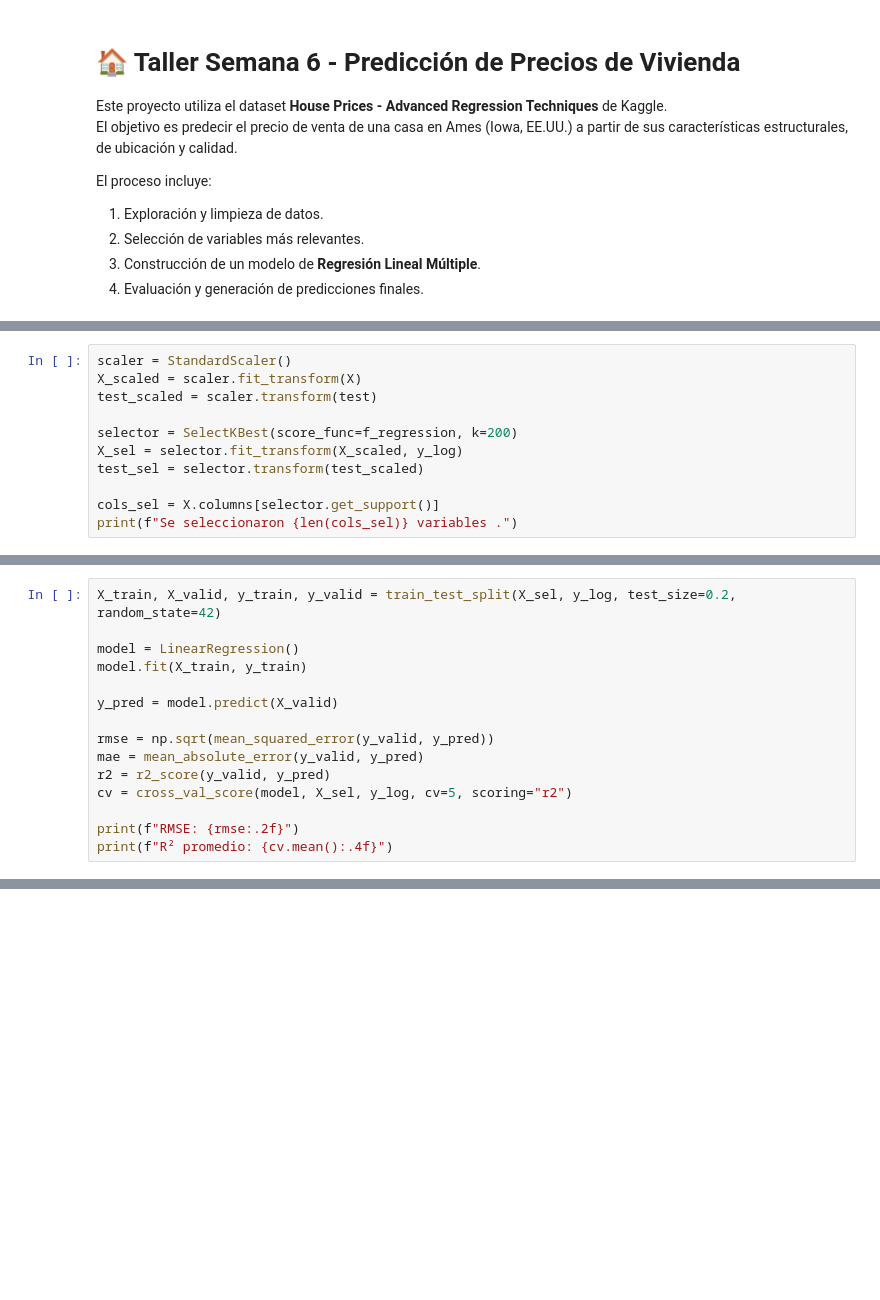
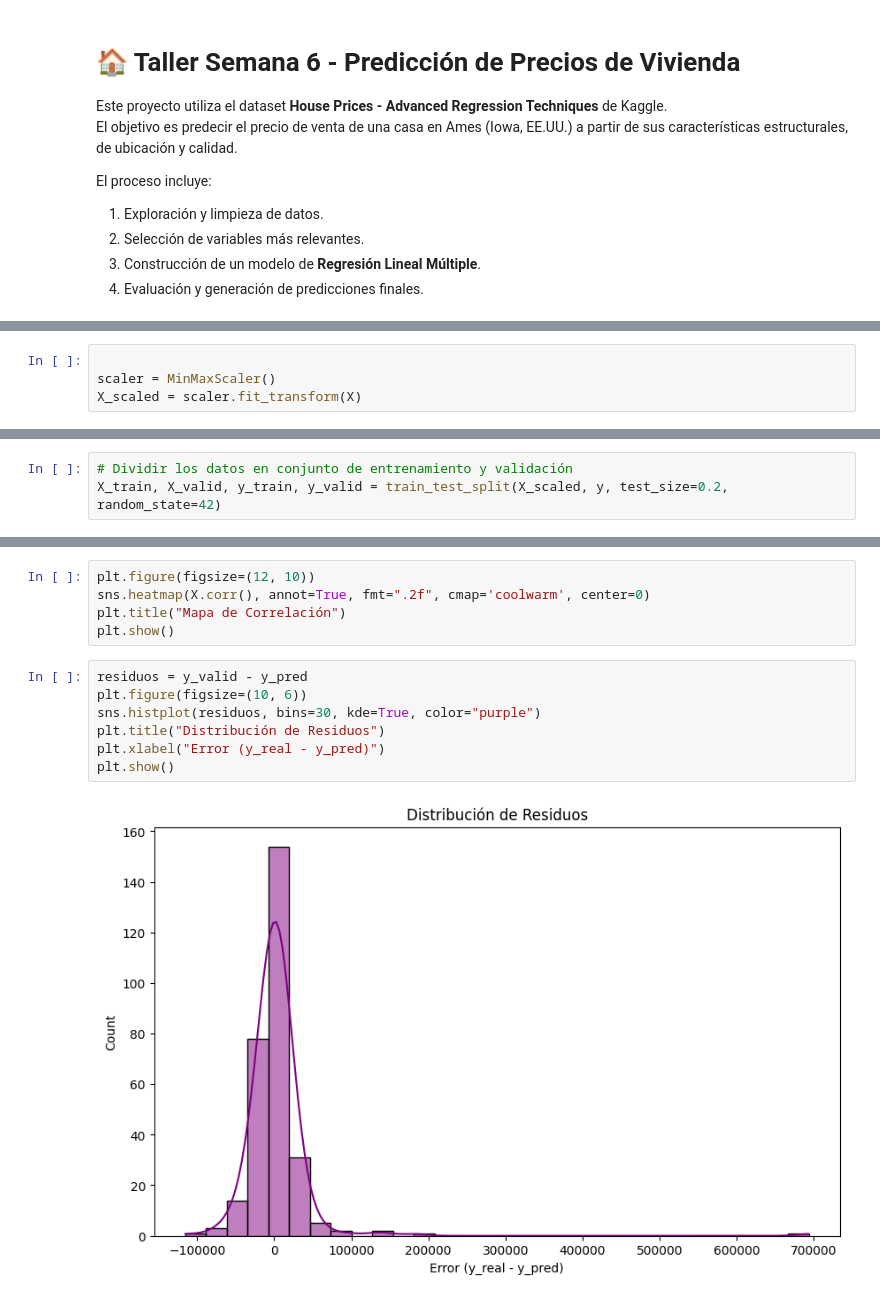
Before and after one commit to jhonnatan-05/Electiva-Profesional-III, a Jupyter notebook: semana 6/taller semana 6.ipynb, the cells around one changed output, grey strips where cells are left out. Saved outputs shown, nothing was run; the diff lists cells and outputs as text; blank space fills up the shorter version.

```diff
--- a/semana 6/taller semana 6.ipynb
+++ b/semana 6/taller semana 6.ipynb
@@ -248,11 +205,4 @@ Nuevas variables creadas  y outliers removidos .
 # %%
-scaler = StandardScaler()
+
+scaler = MinMaxScaler()
 X_scaled = scaler.fit_transform(X)
-test_scaled = scaler.transform(test)
-
-selector = SelectKBest(score_func=f_regression, k=200)
-X_sel = selector.fit_transform(X_scaled, y_log)
-test_sel = selector.transform(test_scaled)
-
-cols_sel = X.columns[selector.get_support()]
-print(f"Se seleccionaron {len(cols_sel)} variables .")
@@ -261,15 +209,3 @@ Se seleccionaron 200 variables .
 # %%
-X_train, X_valid, y_train, y_valid = train_test_split(X_sel, y_log, test_size=0.2, random_state=42)
-
-model = LinearRegression()
-model.fit(X_train, y_train)
-
-y_pred = model.predict(X_valid)
-
-rmse = np.sqrt(mean_squared_error(y_valid, y_pred))
-mae = mean_absolute_error(y_valid, y_pred)
-r2 = r2_score(y_valid, y_pred)
-cv = cross_val_score(model, X_sel, y_log, cv=5, scoring="r2")
-
-print(f"RMSE: {rmse:.2f}")
-print(f"R² promedio: {cv.mean():.4f}")
+# Dividir los datos en conjunto de entrenamiento y validación
+X_train, X_valid, y_train, y_valid = train_test_split(X_scaled, y, test_size=0.2, random_state=42)
@@ -321,0 +234,14 @@ Archivo 'predicciones.csv' generado con éxito
+# %%
+plt.figure(figsize=(12, 10))
+sns.heatmap(X.corr(), annot=True, fmt=".2f", cmap='coolwarm', center=0)
+plt.title("Mapa de Correlación")
+plt.show()
+# %%
+residuos = y_valid - y_pred
+plt.figure(figsize=(10, 6))
+sns.histplot(residuos, bins=30, kde=True, color="purple")
+plt.title("Distribución de Residuos")
+plt.xlabel("Error (y_real - y_pred)")
+plt.show()
+# %% [output]
+[figure, added]
```
Also changed, not shown: parts of 11 cells of this notebook, 1 other file.
